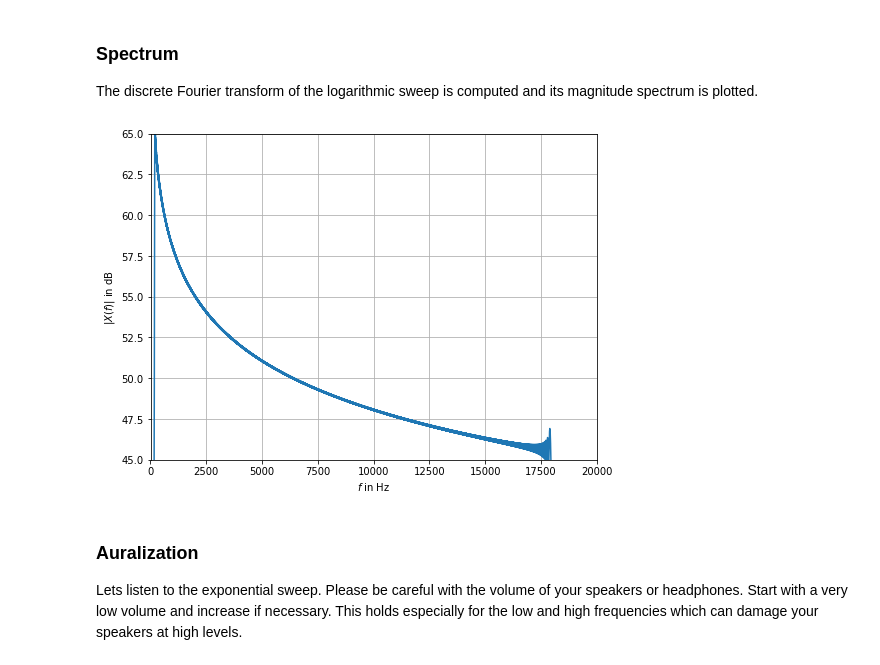
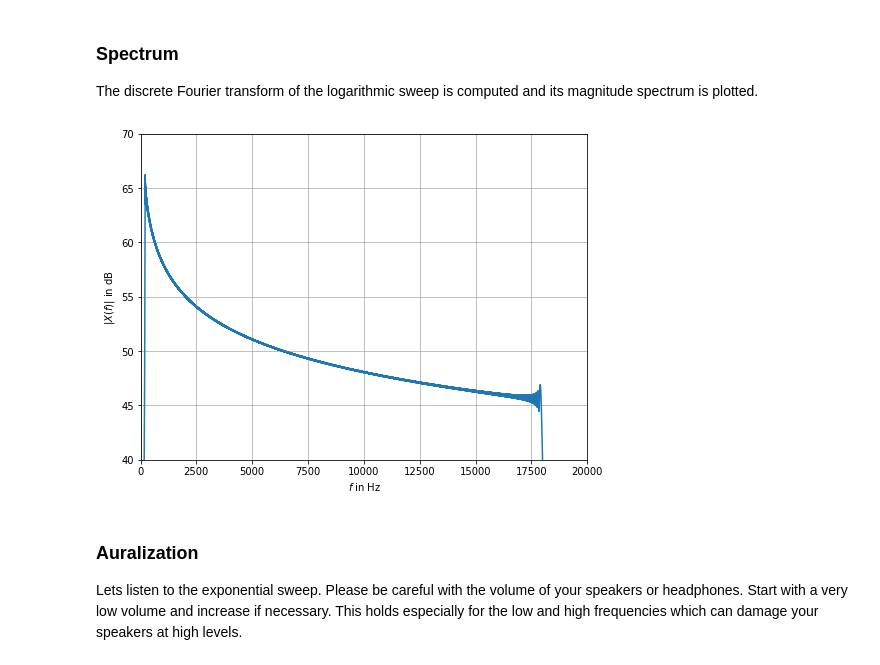
Before and after one commit to spatialaudio/selected-topics-in-audio-signal-processing-lecture, a Jupyter notebook: electroacoustics/sweep_spectrum.ipynb, the cells around one changed output. Cells and saved outputs as stored; diff of their text form; code cells hidden in the pictures.

Commit message:
Fixed limits of plot

```diff
--- a/electroacoustics/sweep_spectrum.ipynb
+++ b/electroacoustics/sweep_spectrum.ipynb
@@ -158,15 +158,15 @@ The discrete Fourier transform of the logarithmic sweep is computed and its magn
 # %%
 X = np.fft.rfft(np.real(x))
 f = np.linspace(0, fs/2, len(X))
 
 plt.figure(figsize=(8, 6))
 plt.plot(f, 20*np.log10(np.abs(X)))
 plt.xlabel(r'$f$ in Hz')
 plt.ylabel(r'$|X(f)|$ in dB')
-plt.axis([20, 20000, 45, 65])
+plt.axis([20, 20000, 40, 70])
 plt.grid()
 # %% [output]
-[figure, old version]
+[figure, new version]
 # %% [markdown]
 ### Auralization
 
```
